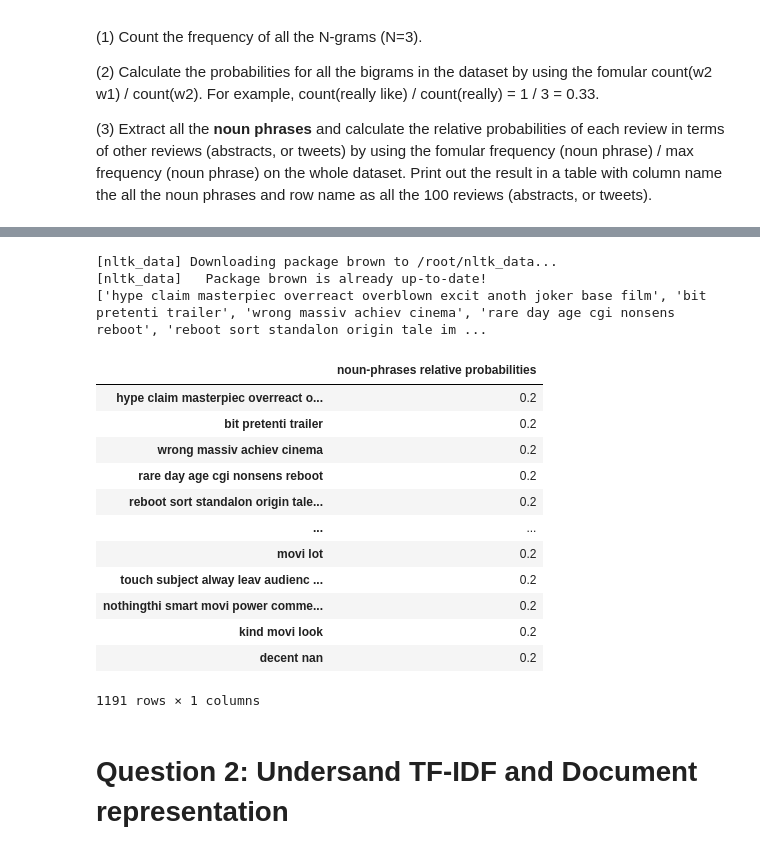
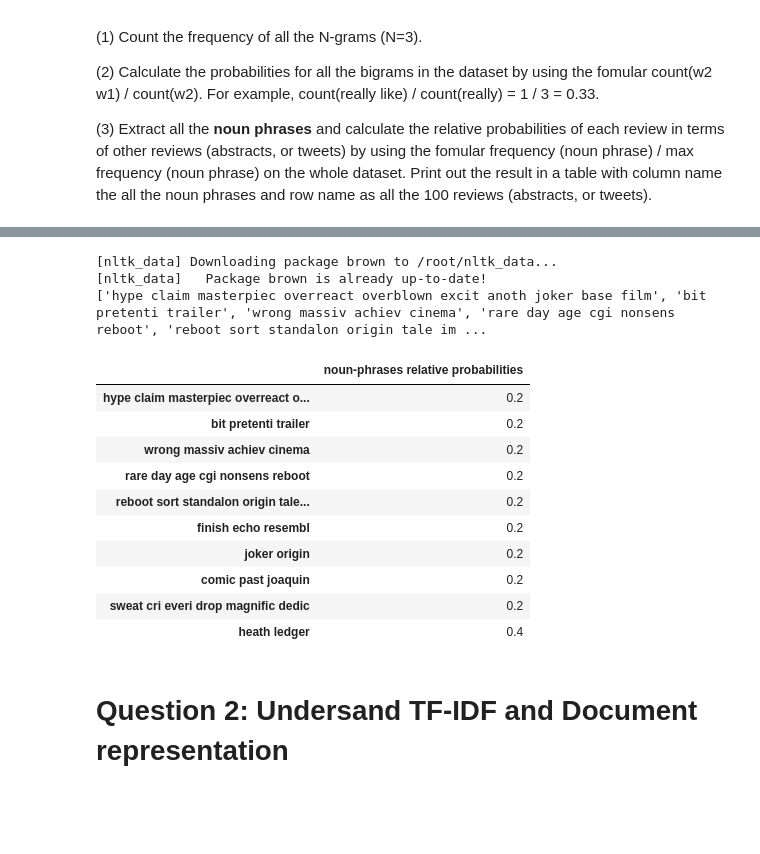
Before and after one commit to HuyenNguyenHelen/Huyen_INFO5731_Spring2020, a Jupyter notebook: INFO5731_Assignment_Three.ipynb, the cells around one changed output, grey strips where cells are left out. Drawn from its saved outputs; the diff is of its cells as text; code cells hidden in the pictures; blank space fills up the shorter version.

```diff
--- a/INFO5731_Assignment_Three.ipynb
+++ b/INFO5731_Assignment_Three.ipynb
@@ -19,7 +19,7 @@ In this assignment, you are required to conduct information extraction, semantic
 # open and read file
 import nltk
 nltk.download('punkt')
-with open("cleaned_review_content.txt", "r", encoding='utf-8') as file:
+with open("cleaned_review_content_forAssign3.txt", "r", encoding='utf-8') as file:
   data = file.read()
 # %% [output]
 [nltk_data] Downloading package punkt to /root/nltk_data...
@@ -83,40 +81,38 @@ pandas.DataFrame.from_dict(bigr_prob, orient = 'index', columns=['bigrams probab
 # %%
 #(3) Extract all the noun phrases and calculate the relative probabilities of each review in terms of other reviews (abstracts, or tweets) by using the fomular frequency (noun phrase) / max frequency (noun phrase) on the whole dataset. Print out the result in a table with column name the all the noun phrases and row name as all the 100 reviews (abstracts, or tweets).
 # Extract all the noun phrases
 import pandas
 import nltk
 nltk.download('brown')
 monty=TextBlob(data)
 print(monty.noun_phrases)
 
 hist={}
 for np in monty.noun_phrases:
   hist[np]=hist.get(np,0)+1
 
 max_refreq = max([val for val in hist.values()])
 
 re_prob={}
 for key, val in hist.items():
   re_prob[key] = val/max_refreq
 
-pandas.DataFrame.from_dict (re_prob, orient = 'index', columns = ['noun-phrases relative probabilities'])
+pandas.DataFrame.from_dict (re_prob, orient = 'index', columns = ['noun-phrases relative probabilities']).head(10)
 # %% [output]
 [nltk_data] Downloading package brown to /root/nltk_data...
 [nltk_data]   Package brown is already up-to-date!
 ['hype claim masterpiec overreact overblown excit anoth joker base film', 'bit pretenti trailer', 'wrong massiv achiev cinema', 'rare day age cgi nonsens reboot', 'reboot sort standalon origin tale im ...
 |  | noun-phrases relative probabilities |
 | hype claim masterpiec overreact o... | 0.2 |
 | bit pretenti trailer | 0.2 |
 | wrong massiv achiev cinema | 0.2 |
 | rare day age cgi nonsens reboot | 0.2 |
 | reboot sort standalon origin tale... | 0.2 |
-| ... | ... |
-| movi lot | 0.2 |
-| touch subject alway leav audienc ... | 0.2 |
-| nothingthi smart movi power comme... | 0.2 |
-| kind movi look | 0.2 |
-| decent nan | 0.2 |
+| finish echo resembl | 0.2 |
+| joker origin | 0.2 |
+| comic past joaquin | 0.2 |
+| sweat cri everi drop magnific dedic | 0.2 |
+| heath ledger | 0.4 |
-1191 rows × 1 columns
 # %% [markdown]
 # **Question 2: Undersand TF-IDF and Document representation**
 # %% [markdown]
```
Also changed, not shown: parts of 9 cells of this notebook.
